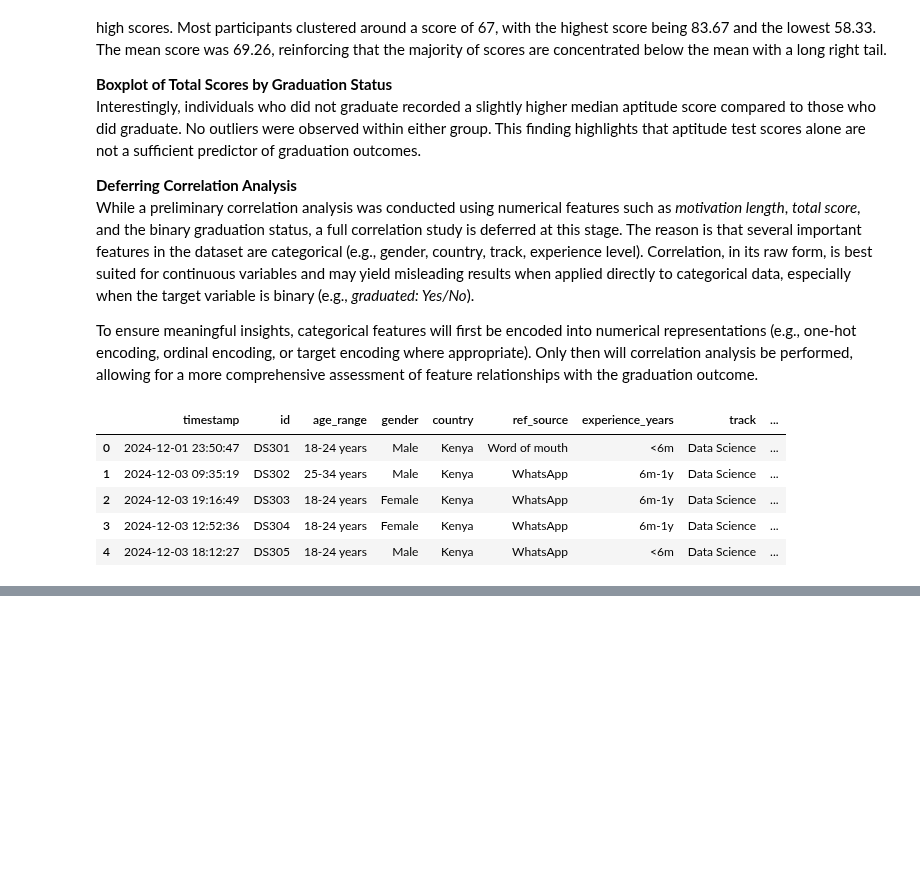
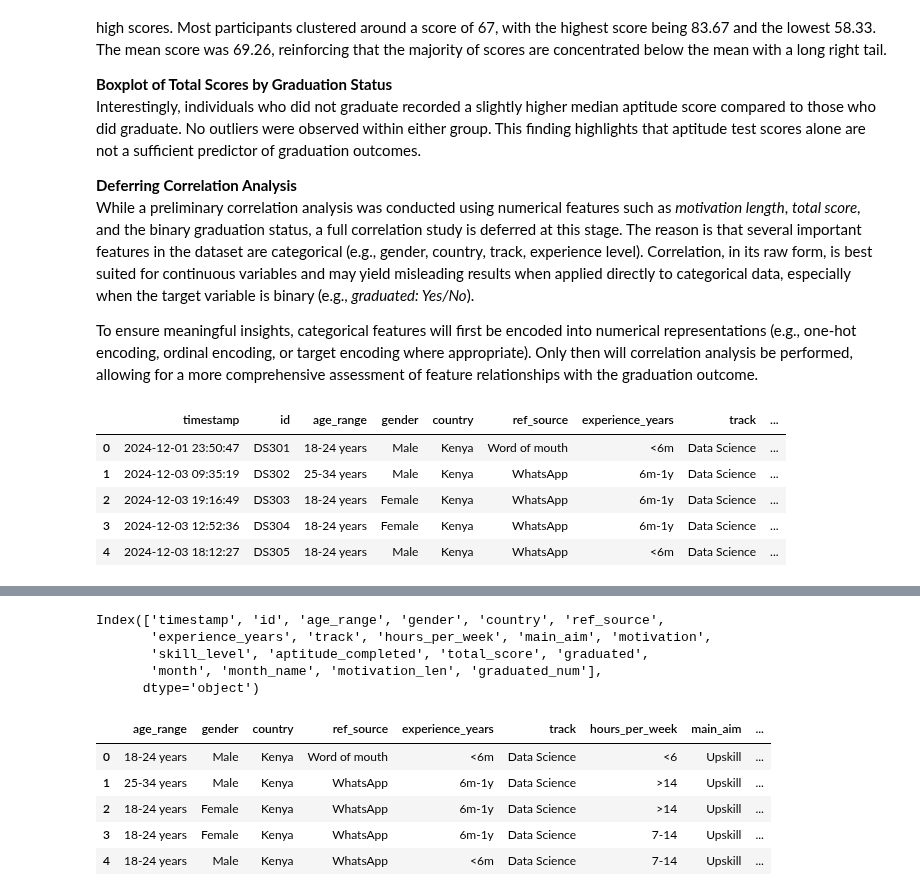
Before and after one commit to J-Kimani/DS, a Jupyter notebook: Projects/Data Proficiency Project/Data Proficiency Project.ipynb, the cells around one changed output, grey strips where cells are left out. Drawn from its saved outputs; the diff is of its cells as text; code cells hidden in the pictures; blank space fills up the shorter version.

```diff
--- a/Projects/Data Proficiency Project/Data Proficiency Project.ipynb
+++ b/Projects/Data Proficiency Project/Data Proficiency Project.ipynb
@@ -1113,0 +1141,19 @@ df2.head()
+# %%
+df2.columns
+# %% [output]
+Index(['timestamp', 'id', 'age_range', 'gender', 'country', 'ref_source',
+       'experience_years', 'track', 'hours_per_week', 'main_aim', 'motivation',
+       'skill_level', 'aptitude_completed', 'total_score', 'graduated',
+       'month', 'month_name', 'motivation_len', 'graduated_num'],
+      dtype='object')
+# %%
+drop_cols = ['timestamp', 'id', 'motivation', 'month_name', 'graduated']
+df3 = df2.drop(columns= drop_cols)
+df3.head()
+# %% [output]
+|  | age_range | gender | country | ref_source | experience_years | track | hours_per_week | main_aim | ... |
+| 0 | 18-24 years | Male | Kenya | Word of mouth | <6m | Data Science | <6 | Upskill | ... |
+| 1 | 25-34 years | Male | Kenya | WhatsApp | 6m-1y | Data Science | >14 | Upskill | ... |
+| 2 | 18-24 years | Female | Kenya | WhatsApp | 6m-1y | Data Science | >14 | Upskill | ... |
+| 3 | 18-24 years | Female | Kenya | WhatsApp | 6m-1y | Data Science | 7-14 | Upskill | ... |
+| 4 | 18-24 years | Male | Kenya | WhatsApp | <6m | Data Science | 7-14 | Upskill | ... |
```
Also changed, not shown: parts of 13 cells of this notebook, 2 other files.
